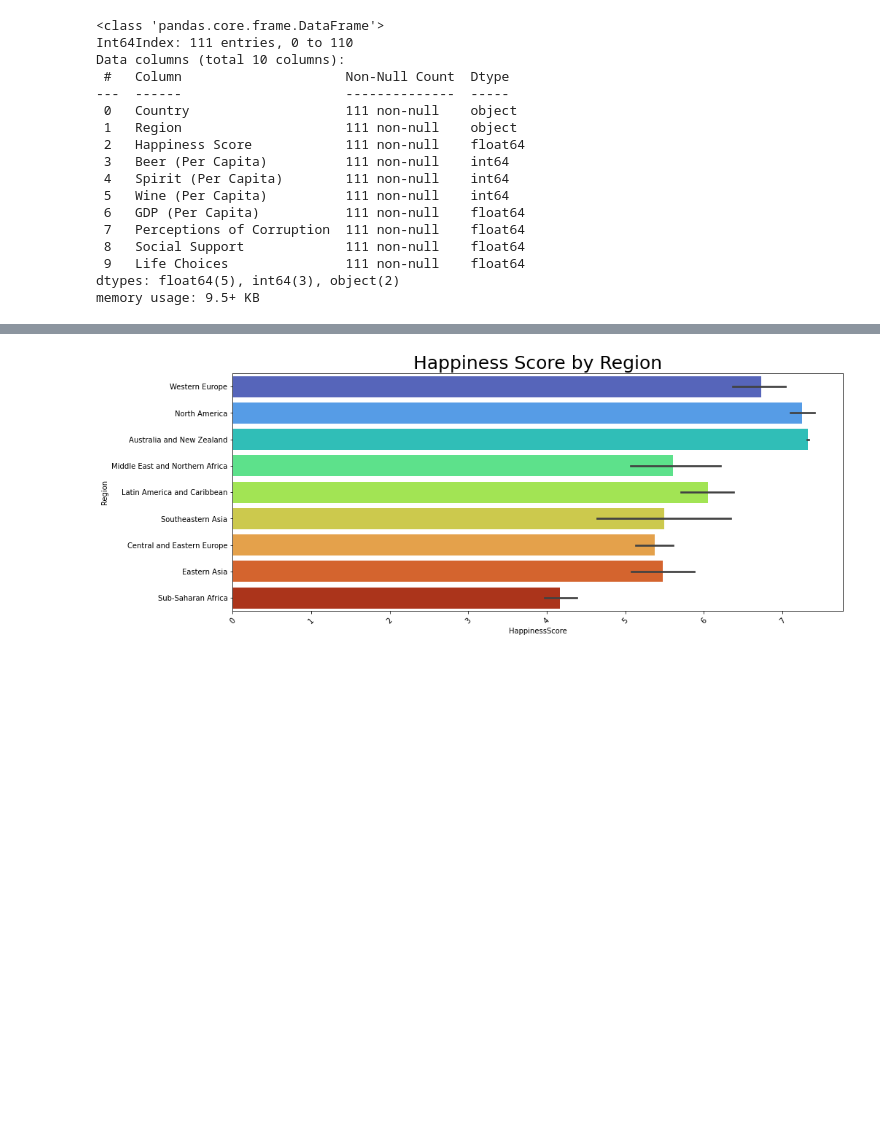
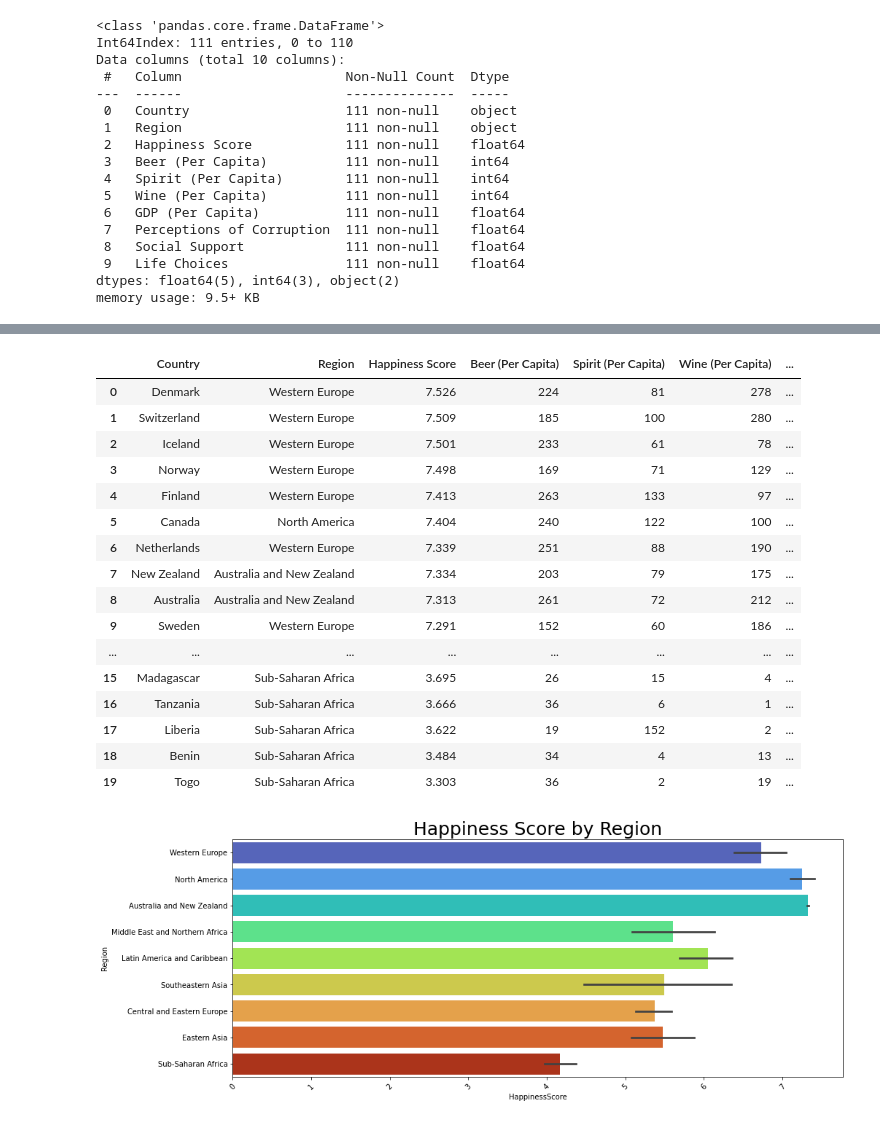
Before and after one commit to Caleman34/Alcohol_and_Happiness, a Jupyter notebook: James_Part.ipynb, the cells around one changed output, grey strips where cells are left out. Cells and saved outputs as stored; diff of their text form; code cells hidden in the pictures; blank space fills up the shorter version.

```diff
--- a/James_Part.ipynb
+++ b/James_Part.ipynb
@@ -119,3 +162,24 @@ group_df.describe()
+# %%
+top_bottom_df = pd.merge(top_df, sort_bottom_df, how = "outer")
+top_bottom_df
+# %% [output]
+|  | Country | Region | Happiness Score | Beer (Per Capita) | Spirit (Per Capita) | Wine (Per Capita) | ... |
+| 0 | Denmark | Western Europe | 7.526 | 224 | 81 | 278 | ... |
+| 1 | Switzerland | Western Europe | 7.509 | 185 | 100 | 280 | ... |
+| 2 | Iceland | Western Europe | 7.501 | 233 | 61 | 78 | ... |
+| 3 | Norway | Western Europe | 7.498 | 169 | 71 | 129 | ... |
+| 4 | Finland | Western Europe | 7.413 | 263 | 133 | 97 | ... |
+| 5 | Canada | North America | 7.404 | 240 | 122 | 100 | ... |
+| 6 | Netherlands | Western Europe | 7.339 | 251 | 88 | 190 | ... |
+| 7 | New Zealand | Australia and New Zealand | 7.334 | 203 | 79 | 175 | ... |
+| 8 | Australia | Australia and New Zealand | 7.313 | 261 | 72 | 212 | ... |
+| 9 | Sweden | Western Europe | 7.291 | 152 | 60 | 186 | ... |
+| ... | ... | ... | ... | ... | ... | ... | ... |
+| 15 | Madagascar | Sub-Saharan Africa | 3.695 | 26 | 15 | 4 | ... |
+| 16 | Tanzania | Sub-Saharan Africa | 3.666 | 36 | 6 | 1 | ... |
+| 17 | Liberia | Sub-Saharan Africa | 3.622 | 19 | 152 | 2 | ... |
+| 18 | Benin | Sub-Saharan Africa | 3.484 | 34 | 4 | 13 | ... |
+| 19 | Togo | Sub-Saharan Africa | 3.303 | 36 | 2 | 19 | ... |
 # %%
 import seaborn as sns
 plt.figure(figsize = (15,6))
```
Also changed, not shown: parts of 10 cells of this notebook.
